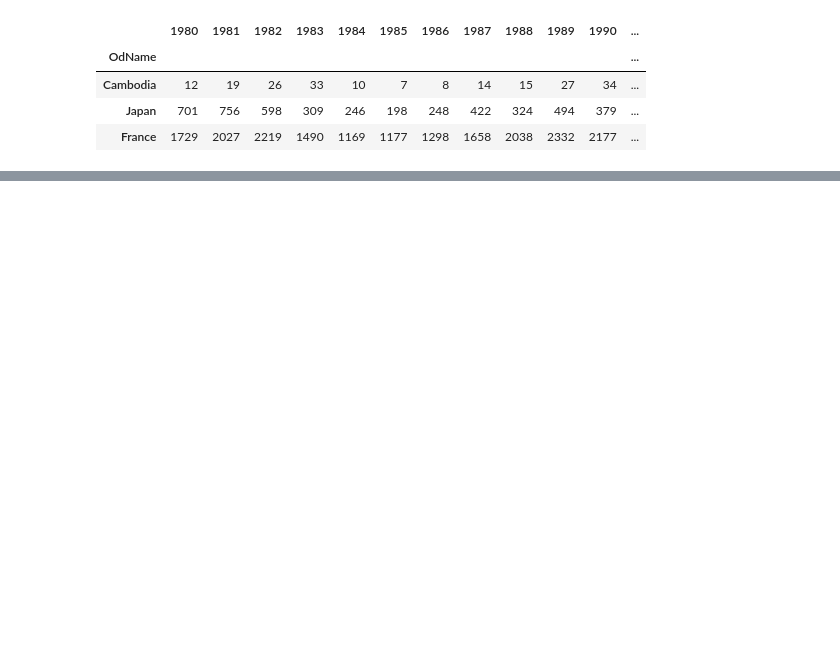
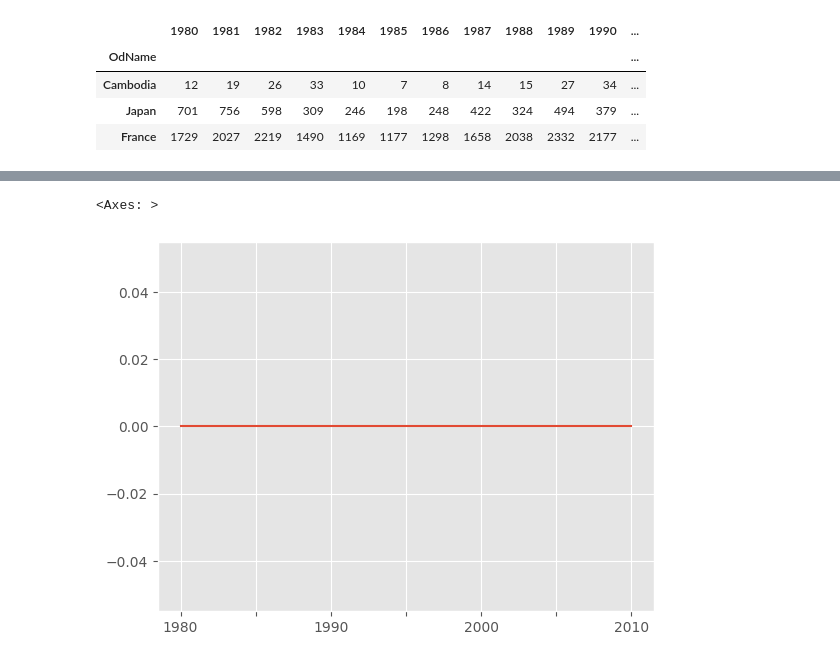
Before and after one commit to aditijaiswal34/Data-analytics, a Jupyter notebook: analysis/analysis1.ipynb, the cells around one changed output, grey strips where cells are left out. Saved outputs shown, nothing was run; the diff lists cells and outputs as text; code cells hidden in the pictures; blank space fills up the shorter version.

```diff
--- a/analysis/analysis1.ipynb
+++ b/analysis/analysis1.ipynb
@@ -200,0 +298,5 @@ plt.savefig('comparing -3-countries.png')
+# %%
+canada[[1980,1990,2000,2010]].min().plot()
+# %% [output]
+<Axes: >
+[figure, added]
```
Also changed, not shown: parts of 29 cells of this notebook, 1 other file.
